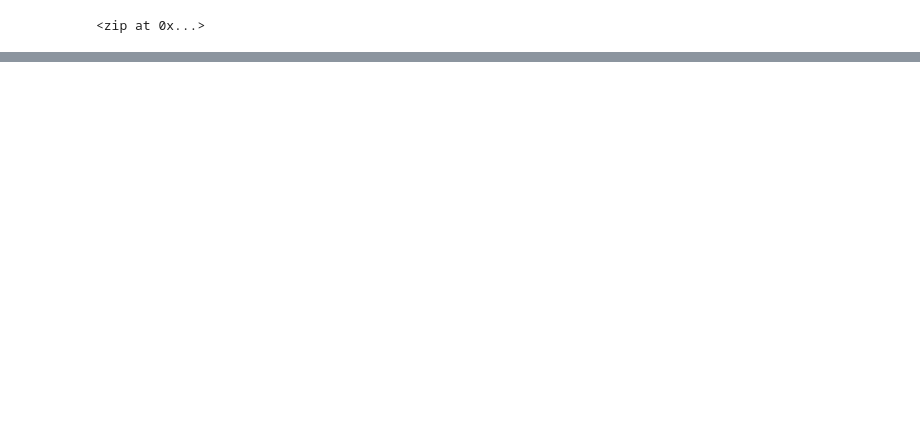
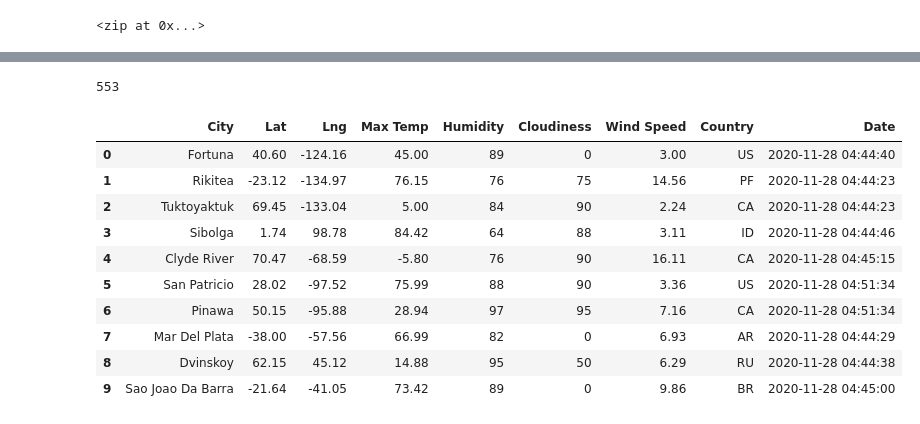
Before and after one commit to nmapara/World_Weather_Analysis, a Jupyter notebook: WeatherPy.ipynb, the cells around one changed output, grey strips where cells are left out. Saved outputs shown, nothing was run; the diff lists cells and outputs as text; code cells hidden in the pictures; blank space fills up the shorter version.

```diff
--- a/WeatherPy.ipynb
+++ b/WeatherPy.ipynb
@@ -5,0 +15,4 @@ import numpy as np
+# %%
+# Starting URL for Weather Map API Call.
+url = "http://api.openweathermap.org/data/2.5/weather?units=Imperial&APPID=" + weather_api_key
+print(url)
@@ -5,0 +21,4 @@ import numpy as np
+# %%
+# Create an endpoint URL for a city.
+city_url = url + "&q=" + "Boston"
+print(city_url)
@@ -53,0 +153,20 @@ len(cities)
+# %%
+len(city_data)
+# %% [output]
+553
+# %%
+# Convert the array of dictionaries to a Pandas DataFrame.
+city_data_df = pd.DataFrame(city_data)
+city_data_df.head(10)
+# %% [output]
+|  | City | Lat | Lng | Max Temp | Humidity | Cloudiness | Wind Speed | Country | Date |
+| 0 | Fortuna | 40.60 | -124.16 | 45.00 | 89 | 0 | 3.00 | US | 2020-11-28 04:44:40 |
+| 1 | Rikitea | -23.12 | -134.97 | 76.15 | 76 | 75 | 14.56 | PF | 2020-11-28 04:44:23 |
+| 2 | Tuktoyaktuk | 69.45 | -133.04 | 5.00 | 84 | 90 | 2.24 | CA | 2020-11-28 04:44:23 |
+| 3 | Sibolga | 1.74 | 98.78 | 84.42 | 64 | 88 | 3.11 | ID | 2020-11-28 04:44:46 |
+| 4 | Clyde River | 70.47 | -68.59 | -5.80 | 76 | 90 | 16.11 | CA | 2020-11-28 04:45:15 |
+| 5 | San Patricio | 28.02 | -97.52 | 75.99 | 88 | 90 | 3.36 | US | 2020-11-28 04:51:34 |
+| 6 | Pinawa | 50.15 | -95.88 | 28.94 | 97 | 95 | 7.16 | CA | 2020-11-28 04:51:34 |
+| 7 | Mar Del Plata | -38.00 | -57.56 | 66.99 | 82 | 0 | 6.93 | AR | 2020-11-28 04:44:29 |
+| 8 | Dvinskoy | 62.15 | 45.12 | 14.88 | 95 | 50 | 6.29 | RU | 2020-11-28 04:44:38 |
+| 9 | Sao Joao Da Barra | -21.64 | -41.05 | 73.42 | 89 | 0 | 9.86 | BR | 2020-11-28 04:45:00 |
```
Also changed, not shown: parts of 9 cells of this notebook, 4 other files.
